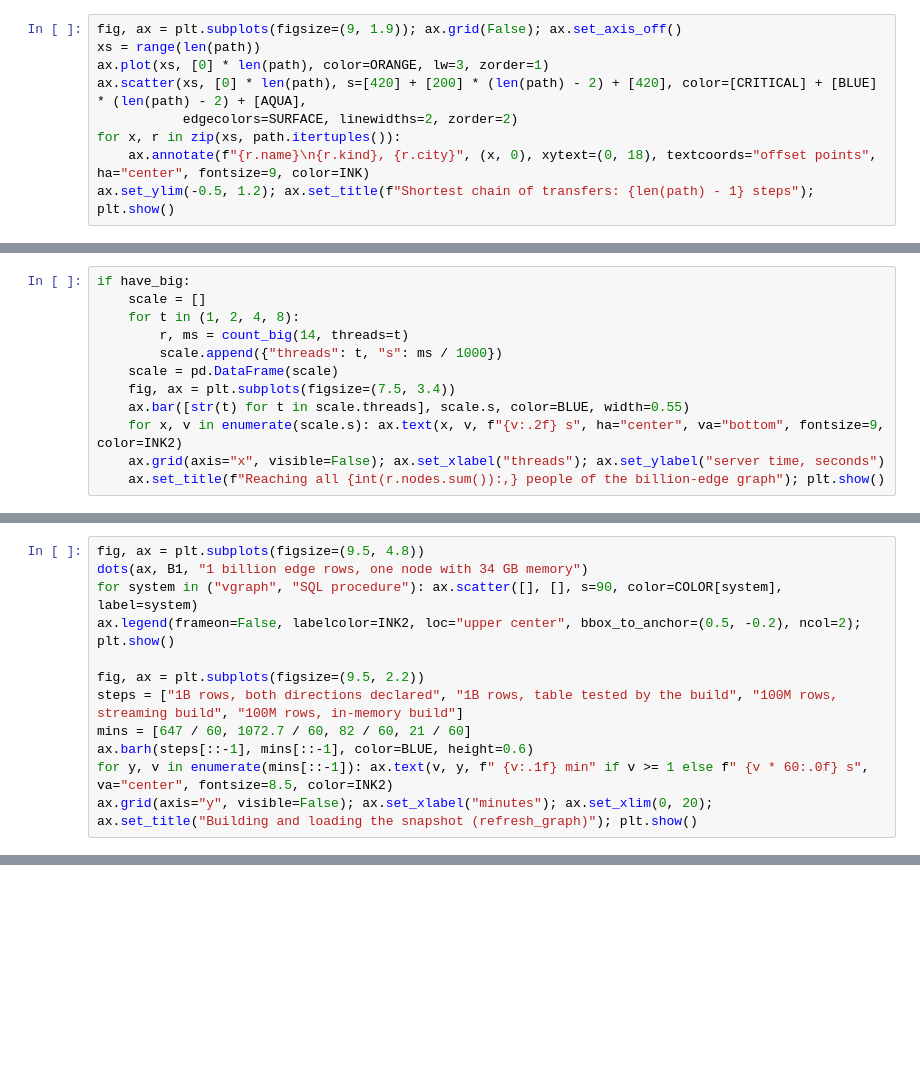
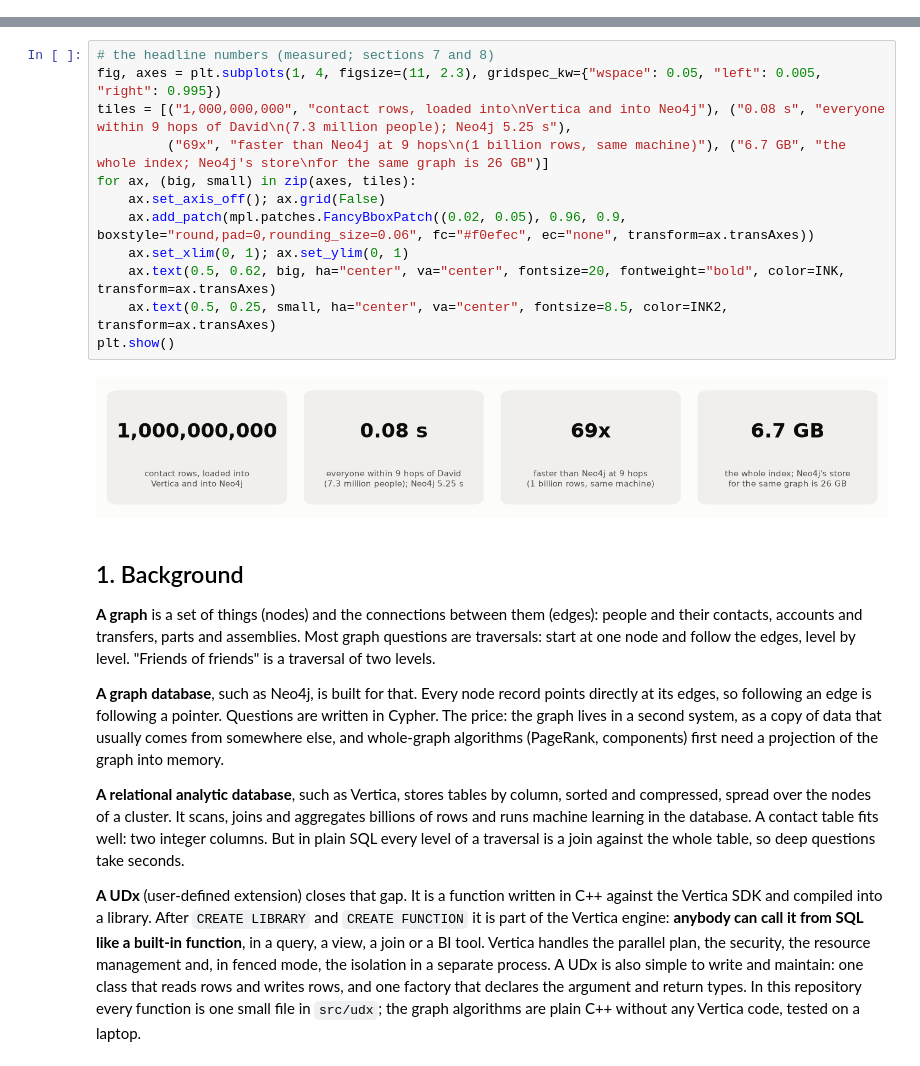
Before and after one commit to mogomo/vertica-graph-udx, a Jupyter notebook: notebook/vgraph_demo.ipynb, the cells around one changed output, grey strips where cells are left out. Saved outputs shown, nothing was run; the diff lists cells and outputs as text; blank space fills up the shorter version.

Commit message:
README, blog, notebook: one story in one order; Neo4j comparison at 100 million and one billion rows, measured again with the kept index mapping

```diff
--- a/notebook/vgraph_demo.ipynb
+++ b/notebook/vgraph_demo.ipynb
@@ -211,9 +0,0 @@ answered in 14 ms (server time)
-# %%
-fig, ax = plt.subplots(figsize=(9, 1.9)); ax.grid(False); ax.set_axis_off()
-xs = range(len(path))
-ax.plot(xs, [0] * len(path), color=ORANGE, lw=3, zorder=1)
-ax.scatter(xs, [0] * len(path), s=[420] + [200] * (len(path) - 2) + [420], color=[CRITICAL] + [BLUE] * (len(path) - 2) + [AQUA],
-           edgecolors=SURFACE, linewidths=2, zorder=2)
-for x, r in zip(xs, path.itertuples()):
-    ax.annotate(f"{r.name}\n{r.kind}, {r.city}", (x, 0), xytext=(0, 18), textcoords="offset points", ha="center", fontsize=9, color=INK)
-ax.set_ylim(-0.5, 1.2); ax.set_title(f"Shortest chain of transfers: {len(path) - 1} steps"); plt.show()
@@ -450,12 +0,0 @@ core). Small searches stay on one thread and start none.
-# %%
-if have_big:
-    scale = []
-    for t in (1, 2, 4, 8):
-        r, ms = count_big(14, threads=t)
-        scale.append({"threads": t, "s": ms / 1000})
-    scale = pd.DataFrame(scale)
-    fig, ax = plt.subplots(figsize=(7.5, 3.4))
-    ax.bar([str(t) for t in scale.threads], scale.s, color=BLUE, width=0.55)
-    for x, v in enumerate(scale.s): ax.text(x, v, f"{v:.2f} s", ha="center", va="bottom", fontsize=9, color=INK2)
-    ax.grid(axis="x", visible=False); ax.set_xlabel("threads"); ax.set_ylabel("server time, seconds")
-    ax.set_title(f"Reaching all {int(r.nodes.sum()):,} people of the billion-edge graph"); plt.show()
@@ -554,12 +0,0 @@ SQL procedure: the level-by-level BFS of github.com/mogomo/vertica-graphs-and-tr
-# %%
-fig, ax = plt.subplots(figsize=(9.5, 4.8))
-dots(ax, B1, "1 billion edge rows, one node with 34 GB memory")
-for system in ("vgraph", "SQL procedure"): ax.scatter([], [], s=90, color=COLOR[system], label=system)
-ax.legend(frameon=False, labelcolor=INK2, loc="upper center", bbox_to_anchor=(0.5, -0.2), ncol=2); plt.show()
-
-fig, ax = plt.subplots(figsize=(9.5, 2.2))
-steps = ["1B rows, both directions declared", "1B rows, table tested by the build", "100M rows, streaming build", "100M rows, in-memory build"]
-mins = [647 / 60, 1072.7 / 60, 82 / 60, 21 / 60]
-ax.barh(steps[::-1], mins[::-1], color=BLUE, height=0.6)
-for y, v in enumerate(mins[::-1]): ax.text(v, y, f" {v:.1f} min" if v >= 1 else f" {v * 60:.0f} s", va="center", fontsize=8.5, color=INK2)
-ax.grid(axis="y", visible=False); ax.set_xlabel("minutes"); ax.set_xlim(0, 20); ax.set_title("Building and loading the snapshot (refresh_graph)"); plt.show()
@@ -573,0 +86,38 @@ ax.grid(axis="y", visible=False); ax.set_xlabel("minutes"); ax.set_xlim(0, 20);
+# %%
+# the headline numbers (measured; sections 7 and 8)
+fig, axes = plt.subplots(1, 4, figsize=(11, 2.3), gridspec_kw={"wspace": 0.05, "left": 0.005, "right": 0.995})
+tiles = [("1,000,000,000", "contact rows, loaded into\nVertica and into Neo4j"), ("0.08 s", "everyone within 9 hops of David\n(7.3 million people); Neo4j 5.25 s"),
+         ("69x", "faster than Neo4j at 9 hops\n(1 billion rows, same machine)"), ("6.7 GB", "the whole index; Neo4j's store\nfor the same graph is 26 GB")]
+for ax, (big, small) in zip(axes, tiles):
+    ax.set_axis_off(); ax.grid(False)
+    ax.add_patch(mpl.patches.FancyBboxPatch((0.02, 0.05), 0.96, 0.9, boxstyle="round,pad=0,rounding_size=0.06", fc="#f0efec", ec="none", transform=ax.transAxes))
+    ax.set_xlim(0, 1); ax.set_ylim(0, 1)
+    ax.text(0.5, 0.62, big, ha="center", va="center", fontsize=20, fontweight="bold", color=INK, transform=ax.transAxes)
+    ax.text(0.5, 0.25, small, ha="center", va="center", fontsize=8.5, color=INK2, transform=ax.transAxes)
+plt.show()
+# %% [output]
+[figure, added]
+# %% [markdown]
+## 1. Background
+
+**A graph** is a set of things (nodes) and the connections between them (edges): people and their contacts,
+accounts and transfers, parts and assemblies. Most graph questions are traversals: start at one node and follow
+the edges, level by level. "Friends of friends" is a traversal of two levels.
+
+**A graph database**, such as Neo4j, is built for that. Every node record points directly at its edges, so
+following an edge is following a pointer. Questions are written in Cypher. The price: the graph lives in a
+second system, as a copy of data that usually comes from somewhere else, and whole-graph algorithms (PageRank,
+components) first need a projection of the graph into memory.
+
+**A relational analytic database**, such as Vertica, stores tables by column, sorted and compressed, spread over
+the nodes of a cluster. It scans, joins and aggregates billions of rows and runs machine learning in the
+database. A contact table fits well: two integer columns. But in plain SQL every level of a traversal is a join
+against the whole table, so deep questions take seconds.
+
+**A UDx** (user-defined extension) closes that gap. It is a function written in C++ against the Vertica SDK and
+compiled into a library. After `CREATE LIBRARY` and `CREATE FUNCTION` it is part of the Vertica engine:
+**anybody can call it from SQL like a built-in function**, in a query, a view, a join or a BI tool. Vertica
+handles the parallel plan, the security, the resource management and, in fenced mode, the isolation in a
+separate process. A UDx is also simple to write and maintain: one class that reads rows and writes rows, and one
+factory that declares the argument and return types. In this repository every function is one small file in
+`src/udx`; the graph algorithms are plain C++ without any Vertica code, tested on a laptop.
```
Also changed, not shown: parts of 58 cells of this notebook, 23 other files.
